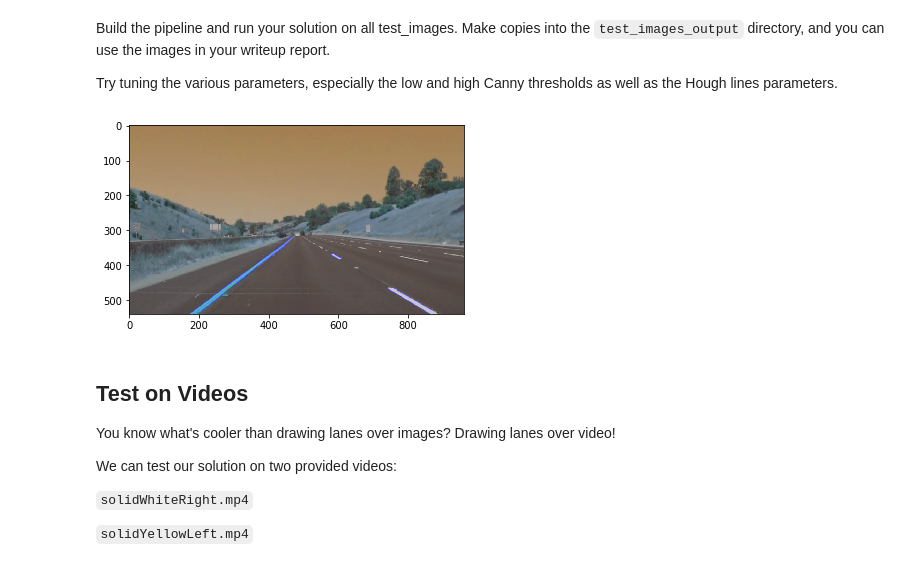
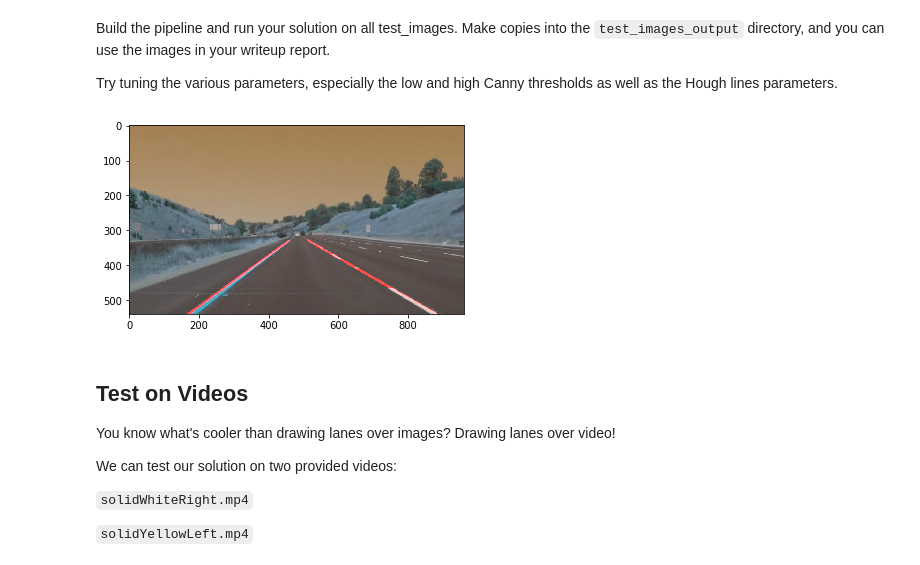
Before and after one commit to NanoRocket/Udacity_Self_Driving_Eng, a Jupyter notebook: Finding-LaneLines/P1.ipynb, the cells around one changed output. Cells and saved outputs as stored; diff of their text form; code cells hidden in the pictures.

Commit message:
Finished the project. Have annotated videos and pictures, but did not attempt the challenge problem. In the future, should tackle line stability.

```diff
--- a/Finding-LaneLines/P1.ipynb
+++ b/Finding-LaneLines/P1.ipynb
@@ -235,52 +269,58 @@ import os
 directory = 'test_images'
 directory_save = 'test_images_output/'
 
-# The following comes primarily from the Udacity quiz, only parameters changed.
-for image_name in os.listdir(directory):
-    # Read in and grayscale the image
-    image = cv2.imread('test_images/' + str(image_name))
+def image_pipeline(image):
     gray = grayscale(image)
 
     # Define a kernel size and apply Gaussian smoothing
-    kernel_size = 11
+    kernel_size = 17
     blur_gray = gaussian_blur(gray, kernel_size)
 
     # Define our parameters for Canny and apply
-    low_threshold = 50
-    high_threshold = 150
+    low_threshold = 10
+    high_threshold = 40
     edges = canny(blur_gray, low_threshold, high_threshold)
 
     # masking
     left_flat = [100, 540]
     apex = [480, 290]
     right_flat = [910, 540]
 
     points = [left_flat, apex, right_flat]
     vertices = np.array([points], dtype=np.int32)
 
     masked_edges = region_of_interest(edges, [vertices])
 
     # Define the Hough transform parameters
     # Make a blank the same size as our image to draw on
     rho = 1 # distance resolution in pixels of the Hough grid
     theta = np.pi/180 # angular resolution in radians of the Hough grid
-    threshold = 10     # minimum number of votes (intersections in Hough grid cell)
-    min_line_length = 20 #minimum number of pixels making up a line
+    threshold = 20     # minimum number of votes (intersections in Hough grid cell)
+    min_line_length = 5  #minimum number of pixels making up a line
     max_line_gap = 1    # maximum gap in pixels between connectable line segments
 
     # Run Hough on edge detected image
     # Output "lines" is an array containing endpoints of detected line segments
     hough_img = hough_lines(masked_edges, rho, theta, threshold, min_line_length, max_line_gap)
 
     # Draw the lines on the edge image
     # Create a "color" binary image to combine with line image
     line_copy= np.copy(image) # creating a blank to draw lines on
 
     lines_edges = weighted_img(hough_img, line_copy, .8, 1.0, 0.0)
-    plt.imshow(lines_edges)
-    cv2.imwrite(os.path.join(directory_save, str(image_name)), lines_edges)
+
+    return lines_edges
+
+# The following comes primarily from the Udacity quiz, only parameters changed.
+for image_name in os.listdir(directory):
+    # Read in and grayscale the image
+    image = cv2.imread('test_images/' + str(image_name))
+    lane_image = image_pipeline(image)
+
+    plt.imshow(lane_image)
+    cv2.imwrite(os.path.join(directory_save, str(image_name)), lane_image)
 # %% [output]
-[figure, old version]
+[figure, new version]
 # %% [markdown]
 ## Test on Videos
 
```
Also changed, not shown: parts of 11 cells of this notebook, 11 other files.
